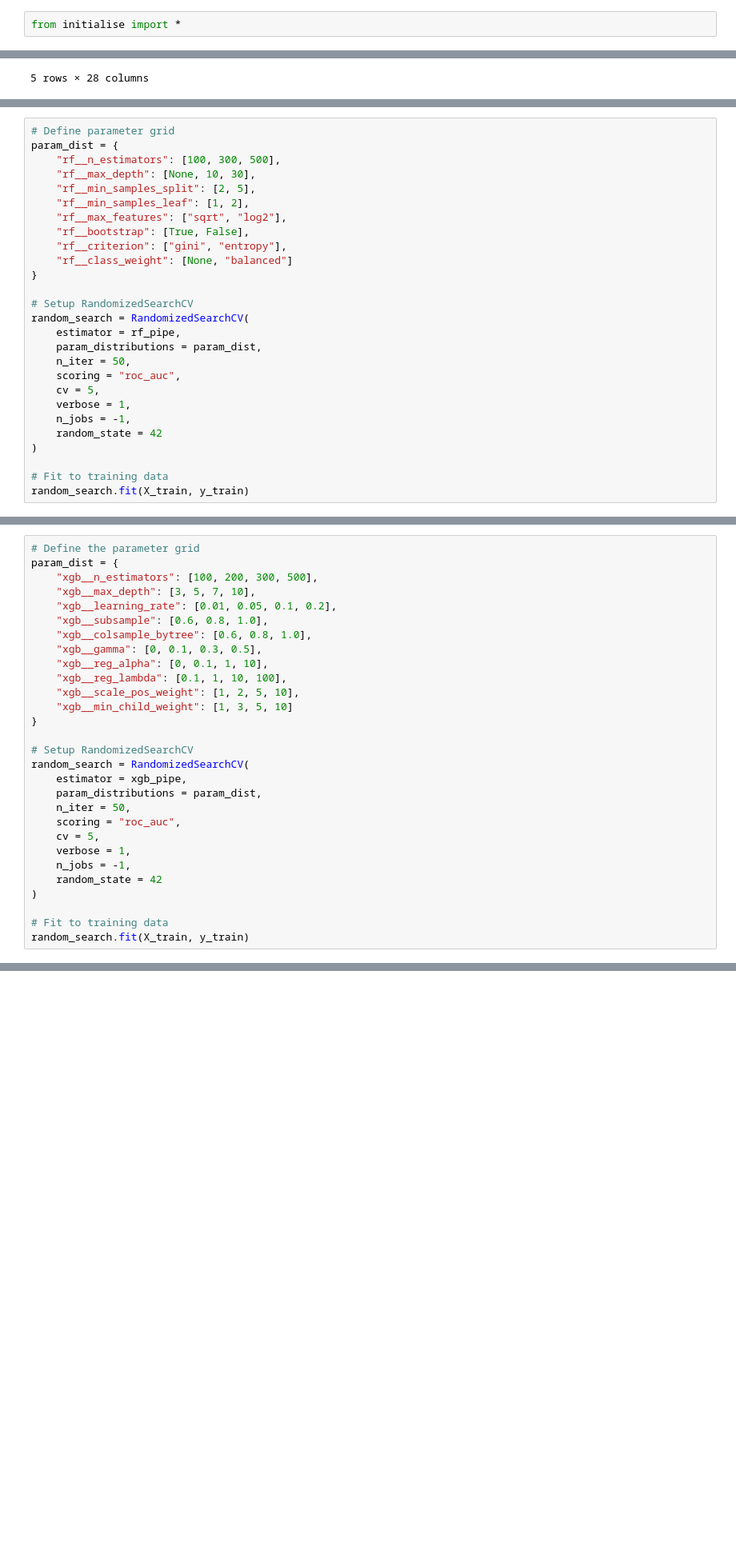
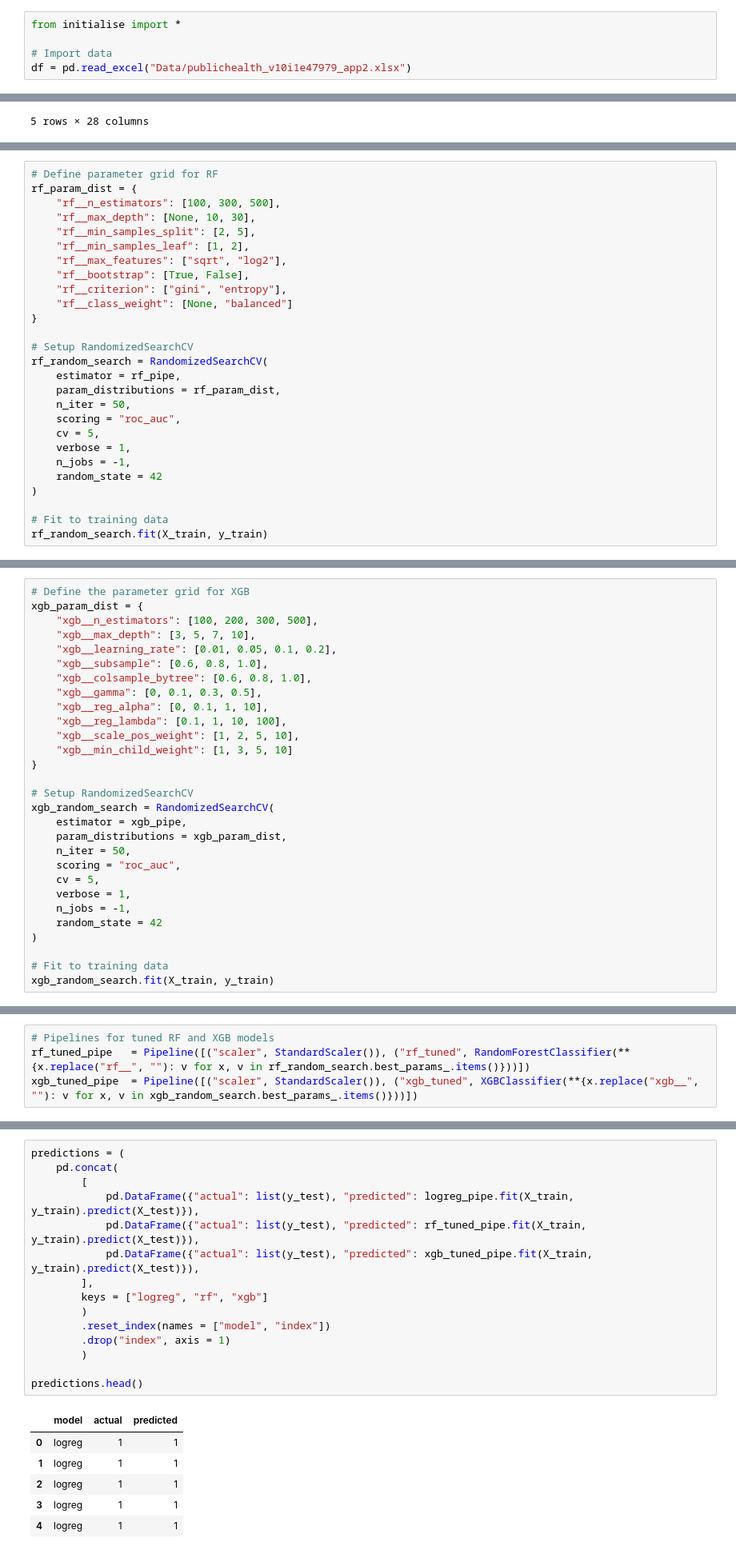
Before and after one commit to HenryElJ/msc_thesis, a Jupyter notebook: modelling.ipynb, the cells around one changed output, grey strips where cells are left out. Shown at 80% size. Drawn from its saved outputs; the diff is of its cells as text; blank space fills up the shorter version.

Commit message:
finish modelling scrip and export results, minor code adjustments

```diff
--- a/modelling.ipynb
+++ b/modelling.ipynb
@@ -1,5 +1,8 @@
 # %%
 from initialise import *
+
+# Import data
+df = pd.read_excel("Data/publichealth_v10i1e47979_app2.xlsx")
 # %%
 df.head()
 # %% [output]
@@ -33,7 +41,7 @@ print(f'''
       XGBoost: 0.753
 # %%
-# Define parameter grid
-param_dist = {
+# Define parameter grid for RF
+rf_param_dist = {
     "rf__n_estimators": [100, 300, 500],
     "rf__max_depth": [None, 10, 30],
     "rf__min_samples_split": [2, 5],
@@ -45,9 +53,9 @@ param_dist = {
 }
 
 # Setup RandomizedSearchCV
-random_search = RandomizedSearchCV(
+rf_random_search = RandomizedSearchCV(
     estimator = rf_pipe,
-    param_distributions = param_dist,
+    param_distributions = rf_param_dist,
     n_iter = 50,
     scoring = "roc_auc",
     cv = 5,
@@ -57,5 +65,5 @@ random_search = RandomizedSearchCV(
 )
 
 # Fit to training data
-random_search.fit(X_train, y_train)
+rf_random_search.fit(X_train, y_train)
 # %% [output]
@@ -67,6 +91,6 @@ print("Best score:", random_search.best_score_)
 # %%
-# Define the parameter grid
-param_dist = {
+# Define the parameter grid for XGB
+xgb_param_dist = {
     "xgb__n_estimators": [100, 200, 300, 500],
     "xgb__max_depth": [3, 5, 7, 10],
     "xgb__learning_rate": [0.01, 0.05, 0.1, 0.2],
@@ -80,9 +104,9 @@ param_dist = {
 }
 
 # Setup RandomizedSearchCV
-random_search = RandomizedSearchCV(
+xgb_random_search = RandomizedSearchCV(
     estimator = xgb_pipe,
-    param_distributions = param_dist,
+    param_distributions = xgb_param_dist,
     n_iter = 50,
     scoring = "roc_auc",
     cv = 5,
@@ -92,6 +116,6 @@ random_search = RandomizedSearchCV(
 )
 
 # Fit to training data
-random_search.fit(X_train, y_train)
+xgb_random_search.fit(X_train, y_train)
 # %% [output]
 Fitting 5 folds for each of 50 candidates, totalling 250 fits
@@ -106,0 +146,4 @@ print("Best ROC AUC score:", random_search.best_score_)
+# %%
+# Pipelines for tuned RF and XGB models
+rf_tuned_pipe   = Pipeline([("scaler", StandardScaler()), ("rf_tuned", RandomForestClassifier(**{x.replace("rf__", ""): v for x, v in rf_random_search.best_params_.items()}))])
+xgb_tuned_pipe  = Pipeline([("scaler", StandardScaler()), ("xgb_tuned", XGBClassifier(**{x.replace("xgb__", ""): v for x, v in xgb_random_search.best_params_.items()}))])
@@ -106,0 +157,22 @@ print("Best ROC AUC score:", random_search.best_score_)
+# %%
+predictions = (
+    pd.concat(
+        [
+            pd.DataFrame({"actual": list(y_test), "predicted": logreg_pipe.fit(X_train, y_train).predict(X_test)}),
+            pd.DataFrame({"actual": list(y_test), "predicted": rf_tuned_pipe.fit(X_train, y_train).predict(X_test)}),
+            pd.DataFrame({"actual": list(y_test), "predicted": xgb_tuned_pipe.fit(X_train, y_train).predict(X_test)}),
+        ],
+        keys = ["logreg", "rf", "xgb"]
+        )
+        .reset_index(names = ["model", "index"])
+        .drop("index", axis = 1)
+        )
+
+predictions.head()
+# %% [output]
+|  | model | actual | predicted |
+| 0 | logreg | 1 | 1 |
+| 1 | logreg | 1 | 1 |
+| 2 | logreg | 1 | 1 |
+| 3 | logreg | 1 | 1 |
+| 4 | logreg | 1 | 1 |
```
Also changed, not shown: parts of 10 cells of this notebook, 4 other files.
